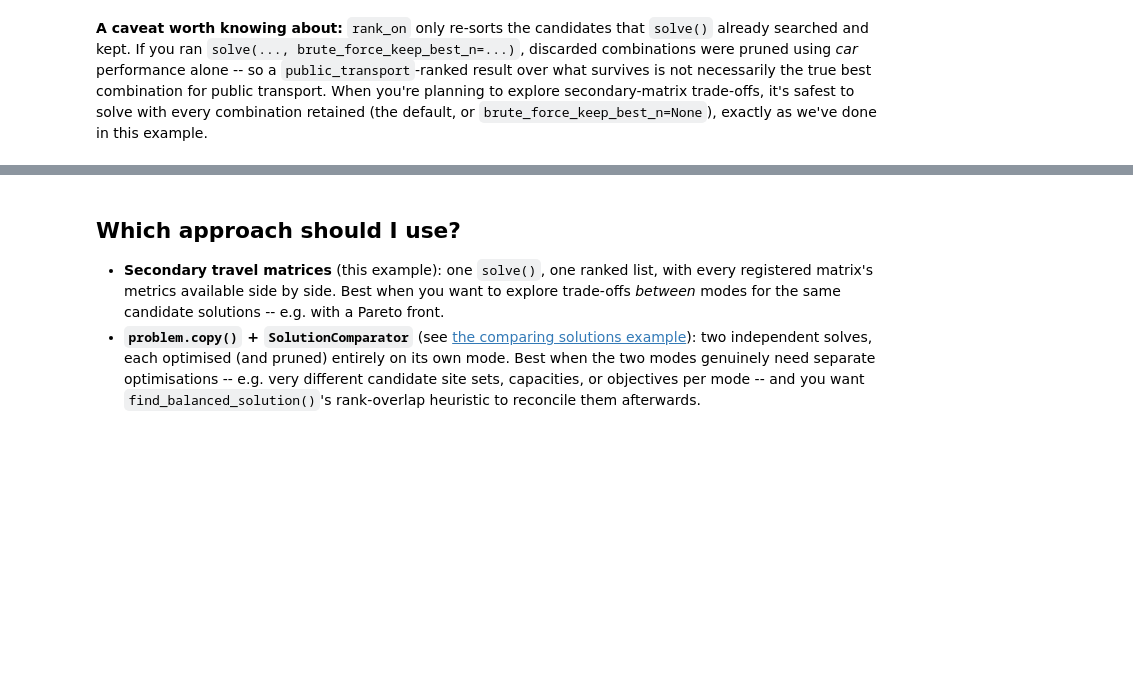
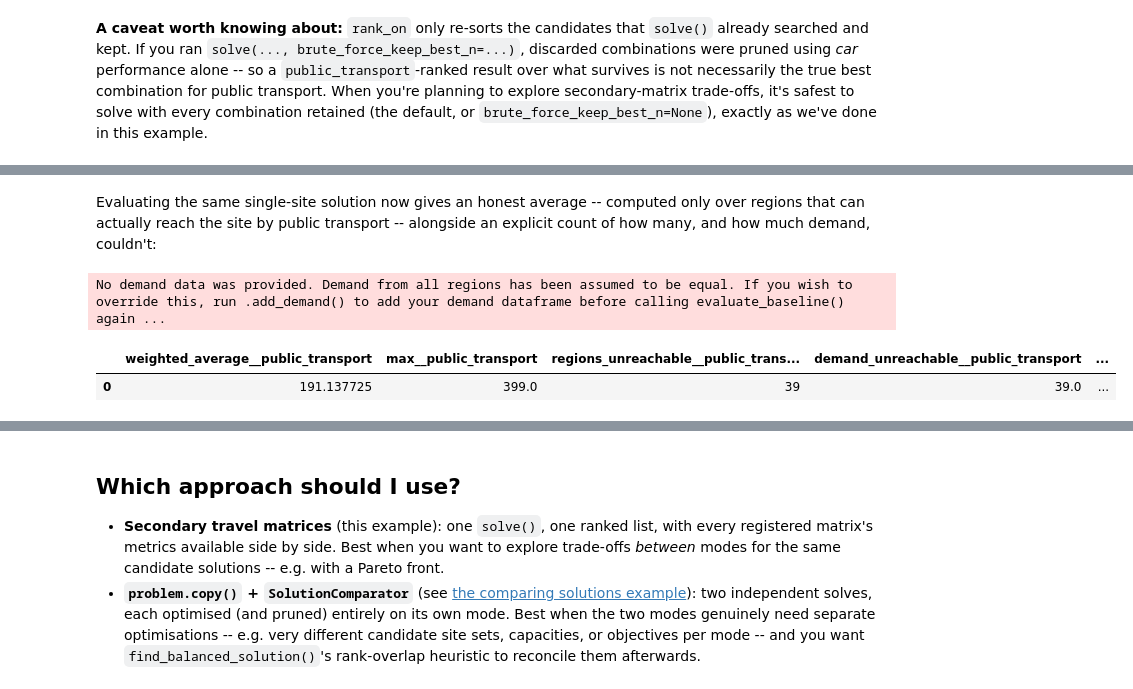
Before and after one commit to hsma-tools/lokigi, a Jupyter notebook: examples/location/multiple_travel_matrices/index.ipynb, the cells around one changed output, grey strips where cells are left out. Cells and saved outputs as stored; diff of their text form; code cells hidden in the pictures; blank space fills up the shorter version.

```diff
--- a/examples/location/multiple_travel_matrices/index.ipynb
+++ b/examples/location/multiple_travel_matrices/index.ipynb
@@ -175,0 +234,17 @@ solution.return_best_combination_site_names(rank_on="weighted_average__public_tr
+# %% [markdown]
+Evaluating the same single-site solution now gives an honest average -- computed only over regions that can actually reach the site by public transport -- alongside an explicit count of how many, and how much demand, couldn't:
+# %%
+honest = problem_honest.evaluate_baseline(
+    site_names=["South Hams Hospital (Kingsbridge)"], threshold_for_coverage=20
+    )
+honest.solution_df[[
+    "weighted_average__public_transport",
+    "max__public_transport",
+    "regions_unreachable__public_transport",
+    "demand_unreachable__public_transport",
+    "proportion_demand_unreachable__public_transport",
+    ]]
+# %% [output]
+No demand data was provided. Demand from all regions has been assumed to be equal. If you wish to override this, run .add_demand() to add your demand dataframe before calling evaluate_baseline() again ...
+|  | weighted_average__public_transport | max__public_transport | regions_unreachable__public_trans... | demand_unreachable__public_transport | ... |
+| 0 | 191.137725 | 399.0 | 39 | 39.0 | ... |
```
Also changed, not shown: parts of 15 cells of this notebook, 6 other files.
